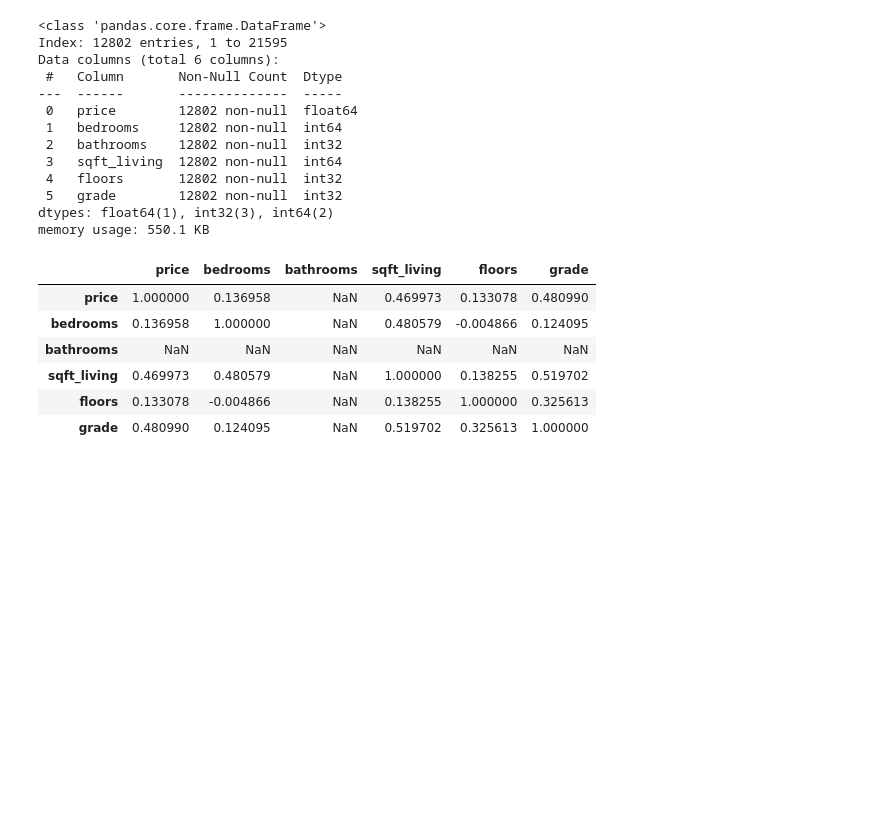
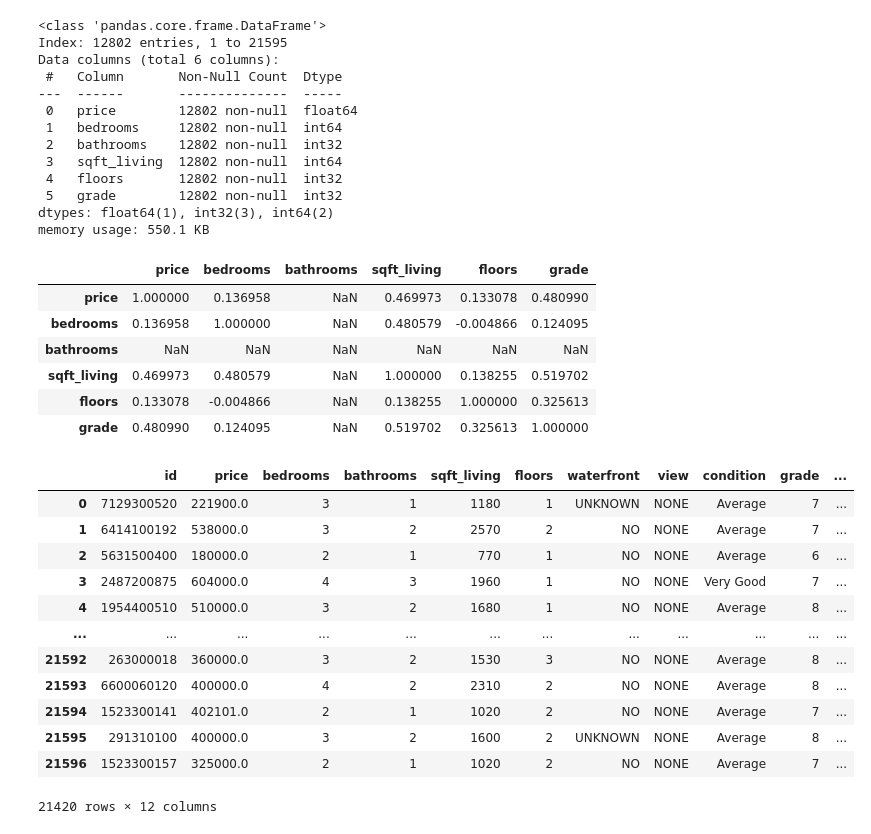
Before and after one commit to lchep2024/phase_2_project, a Jupyter notebook: members/joan.ipynb, the cells around one changed output. Cells and saved outputs as stored; diff of their text form; code cells hidden in the pictures; blank space fills up the shorter version.

```diff
--- a/members/joan.ipynb
+++ b/members/joan.ipynb
@@ -622,3 +622,19 @@ numeric_df.corr()
 | sqft_living | 0.469973 | 0.480579 | NaN | 1.000000 | 0.138255 | 0.519702 |
 | floors | 0.133078 | -0.004866 | NaN | 0.138255 | 1.000000 | 0.325613 |
 | grade | 0.480990 | 0.124095 | NaN | 0.519702 | 0.325613 | 1.000000 |
+# %%
+df
+# %% [output]
+|  | id | price | bedrooms | bathrooms | sqft_living | floors | waterfront | view | condition | grade | ... |
+| 0 | 7129300520 | 221900.0 | 3 | 1 | 1180 | 1 | UNKNOWN | NONE | Average | 7 | ... |
+| 1 | 6414100192 | 538000.0 | 3 | 2 | 2570 | 2 | NO | NONE | Average | 7 | ... |
+| 2 | 5631500400 | 180000.0 | 2 | 1 | 770 | 1 | NO | NONE | Average | 6 | ... |
+| 3 | 2487200875 | 604000.0 | 4 | 3 | 1960 | 1 | NO | NONE | Very Good | 7 | ... |
+| 4 | 1954400510 | 510000.0 | 3 | 2 | 1680 | 1 | NO | NONE | Average | 8 | ... |
+| ... | ... | ... | ... | ... | ... | ... | ... | ... | ... | ... | ... |
+| 21592 | 263000018 | 360000.0 | 3 | 2 | 1530 | 3 | NO | NONE | Average | 8 | ... |
+| 21593 | 6600060120 | 400000.0 | 4 | 2 | 2310 | 2 | NO | NONE | Average | 8 | ... |
+| 21594 | 1523300141 | 402101.0 | 2 | 1 | 1020 | 2 | NO | NONE | Average | 7 | ... |
+| 21595 | 291310100 | 400000.0 | 3 | 2 | 1600 | 2 | UNKNOWN | NONE | Average | 8 | ... |
+| 21596 | 1523300157 | 325000.0 | 2 | 1 | 1020 | 2 | NO | NONE | Average | 7 | ... |
+21420 rows × 12 columns
```
